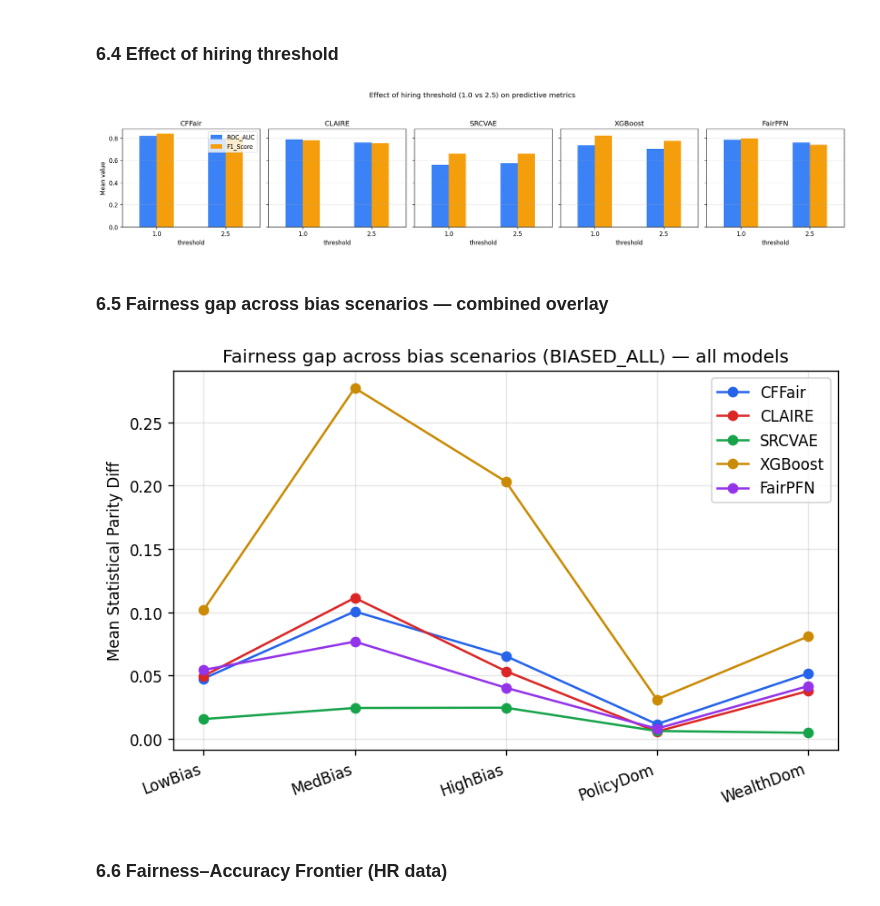
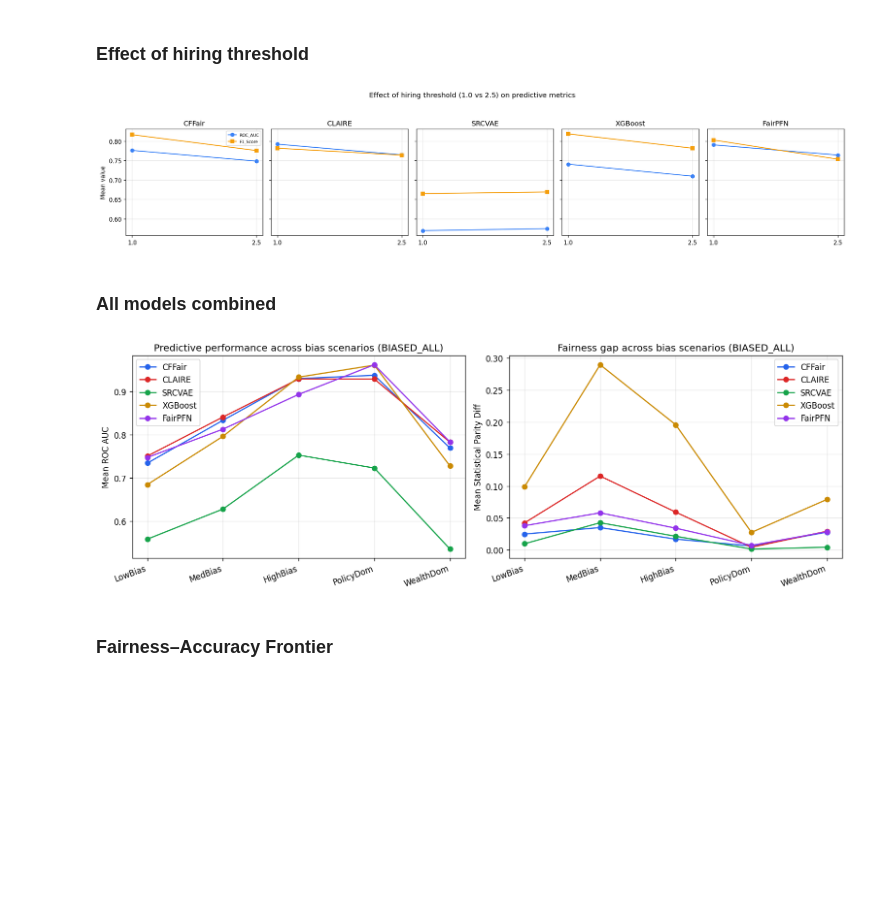
Before and after one commit to Patrog-6/Fairness-evaluation-in-the-presence-of-unobserved-unfair-attributes, a Jupyter notebook: model_benchmark.ipynb, the cells around one changed output. Saved outputs shown, nothing was run; the diff lists cells and outputs as text; code cells hidden in the pictures; blank space fills up the shorter version.

```diff
--- a/model_benchmark.ipynb
+++ b/model_benchmark.ipynb
@@ -458,12 +402,13 @@ plt.show()
 fig, axes = plt.subplots(1, 5, figsize=(18, 3.8), sharey=True)
 for ax, model in zip(axes, MODELS):
     sub = semi_all[semi_all.model_name == model]
-    piv = sub.groupby('data_type')['Statistical_Parity_Diff_(ATE)'].mean().reindex(dtypes)
-    piv = piv.dropna()
-    colors_bar = ['#ef4444' if 'BIASED' in d else '#22c55e' for d in piv.index]
-    ax.bar(range(len(piv)), piv.values, color=colors_bar)
-    ax.set_xticks(range(len(piv))); ax.set_xticklabels([d.replace('_', '\n') for d in piv.index], fontsize=6.5)
-    ax.set_title(model); ax.grid(alpha=0.3, axis='y')
+    piv = sub.groupby('data_type')['Statistical_Parity_Diff_(ATE)'].mean().reindex(DTYPE_ORDER).dropna()
+    x = np.arange(len(piv))
+    point_colors = ['#ef4444' if 'BIASED' in d else '#22c55e' for d in piv.index]
+    ax.plot(x, piv.values, color='#6b7280', linewidth=1, zorder=1)
+    ax.scatter(x, piv.values, color=point_colors, s=50, zorder=2)
+    ax.set_xticks(x); ax.set_xticklabels([d.replace('_', '\n') for d in piv.index], fontsize=6.5)
+    ax.set_title(model); ax.grid(alpha=0.3)
 axes[0].set_ylabel('Mean Statistical Parity Diff')
 plt.suptitle('Measured bias by ground-truth data_type — does each model detect injected bias correctly?', y=1.06)
 plt.tight_layout(); plt.savefig(os.path.join(CHARTS_DIR, 'semi_spd_by_datatype.png'), bbox_inches='tight')
@@ -486,36 +431,49 @@ Bias-detection gap (BIASED_ALL minus FAIR_ALL, mean SPD):
 # %% [markdown]
-### 6.4 Effect of hiring threshold
+### Effect of hiring threshold
 # %%
 fig, axes = plt.subplots(1, 5, figsize=(18, 3.6), sharey=True)
 for ax, model in zip(axes, MODELS):
     sub = semi_all[(semi_all.model_name == model) & (semi_all.data_type.isin(core_dtypes))]
     piv = sub.groupby('threshold')[['ROC_AUC', 'F1_Score']].mean()
-    piv.plot(kind='bar', ax=ax, color=['#3b82f6', '#f59e0b'], legend=(model == 'CFFair'))
-    ax.set_title(model); ax.tick_params(axis='x', rotation=0)
-    ax.grid(alpha=0.3, axis='y')
+    x = np.arange(len(piv))
+    ax.plot(x, piv['ROC_AUC'].values, marker='o', color='#3b82f6', label='ROC_AUC')
+    ax.plot(x, piv['F1_Score'].values, marker='s', color='#f59e0b', label='F1_Score')
+    ax.set_xticks(x); ax.set_xticklabels(piv.index)
+    ax.set_title(model); ax.grid(alpha=0.3)
+    if model == 'CFFair':
+        ax.legend(fontsize=7)
 axes[0].set_ylabel('Mean value')
 plt.suptitle('Effect of hiring threshold (1.0 vs 2.5) on predictive metrics', y=1.06)
 plt.tight_layout(); plt.savefig(os.path.join(CHARTS_DIR, 'semi_threshold_effect.png'), bbox_inches='tight')
 plt.show()
 # %% [output]
-[figure, old version]
+[figure, new version]
-# %% [markdown]
-### 6.5 Fairness gap across bias scenarios — combined overlay
+# %% [markdown]
+### All models combined
 # %%
-fig, ax = plt.subplots(figsize=(7, 4.5))
+fig, axes = plt.subplots(1, 2, figsize=(13, 4.5))
+for model in MODELS:
+    sub = semi_all[(semi_all.model_name == model) & (semi_all.data_type == 'BIASED_ALL')]
+    s = sub.groupby('bias_level')['ROC_AUC'].mean().reindex(BIAS_ORDER)
+    axes[0].plot(range(len(s)), s.values, marker='o', color=COLORS[model], label=model)
+axes[0].set_xticks(range(len(BIAS_ORDER))); axes[0].set_xticklabels(BIAS_ORDER, rotation=20, ha='right')
+axes[0].set_ylabel('Mean ROC AUC'); axes[0].set_title('Predictive performance across bias scenarios (BIASED_ALL)')
+axes[0].grid(alpha=0.3); axes[0].legend()
+
 for model in MODELS:
     sub = semi_all[(semi_all.model_name == model) & (semi_all.data_type == 'BIASED_ALL')]
     s = sub.groupby('bias_level')['Statistical_Parity_Diff_(ATE)'].mean().reindex(BIAS_ORDER)
-    ax.plot(range(len(s)), s.values, marker='o', color=COLORS[model], label=model)
-ax.set_xticks(range(len(BIAS_ORDER))); ax.set_xticklabels(BIAS_ORDER, rotation=20, ha='right')
-ax.set_ylabel('Mean Statistical Parity Diff'); ax.set_title('Fairness gap across bias scenarios (BIASED_ALL) — all models')
-ax.grid(alpha=0.3); ax.legend()
-plt.tight_layout(); plt.savefig(os.path.join(CHARTS_DIR, 'semi_spd_overlay.png'))
+    axes[1].plot(range(len(s)), s.values, marker='o', color=COLORS[model], label=model)
+axes[1].set_xticks(range(len(BIAS_ORDER))); axes[1].set_xticklabels(BIAS_ORDER, rotation=20, ha='right')
+axes[1].set_ylabel('Mean Statistical Parity Diff'); axes[1].set_title('Fairness gap across bias scenarios (BIASED_ALL)')
+axes[1].grid(alpha=0.3); axes[1].legend()
+
+plt.tight_layout(); plt.savefig(os.path.join(CHARTS_DIR, 'semi_combined_overlay.png'))
 plt.show()
 # %% [output]
-[figure, old version]
+[figure, new version]
 # %% [markdown]
-### 6.6 Fairness–Accuracy Frontier (HR data)
+### Fairness–Accuracy Frontier
 # %%
 fig, ax = plt.subplots(figsize=(6.5, 5))
 for model in MODELS:
```
Also changed, not shown: parts of 68 cells of this notebook, 51 other files.
